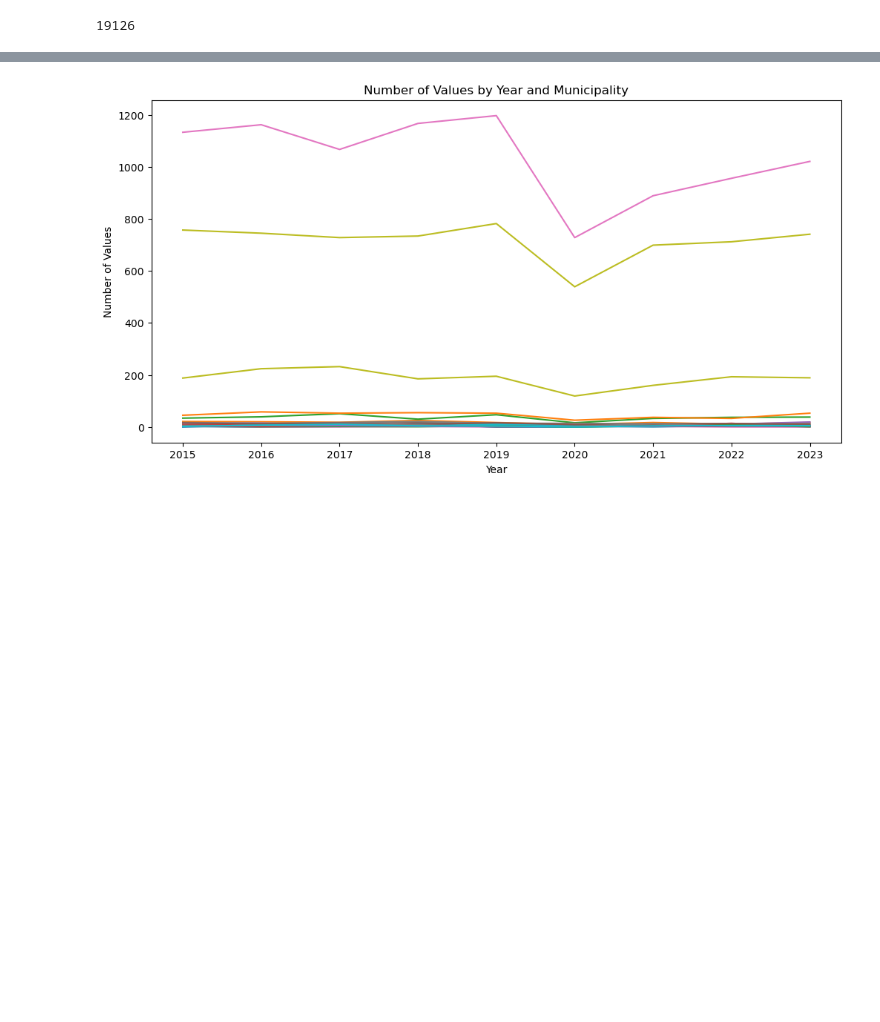
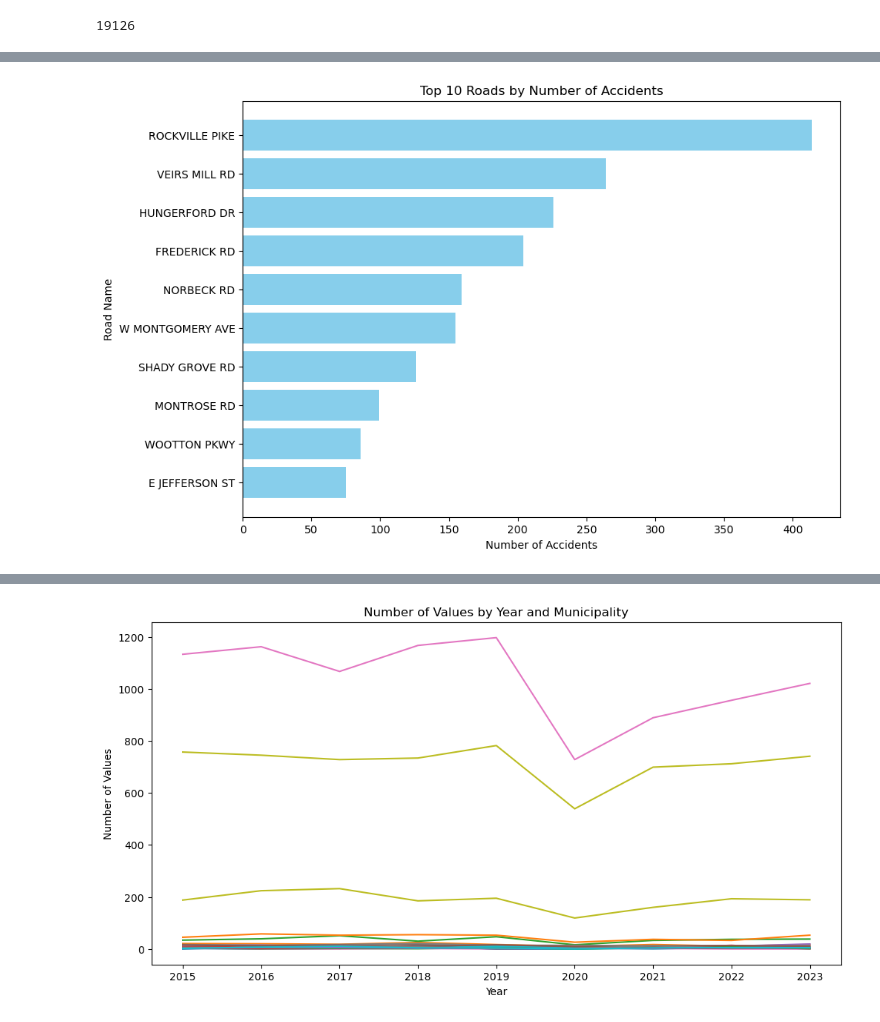
Before and after one commit to Sunjy0827/Columbia_Engineering_Data_Analytics_Project_1, a Jupyter notebook: Project I.ipynb, the cells around one changed output, grey strips where cells are left out. Saved outputs shown, nothing was run; the diff lists cells and outputs as text; code cells hidden in the pictures; blank space fills up the shorter version.

```diff
--- a/Project I.ipynb
+++ b/Project I.ipynb
@@ -85,0 +128,4 @@ reduced_car_crash_df.head()
+# %%
+# filtering the reduced_car_crash_df by the Municipality that has the most car accident between 2021 and 2024
+f1_df1 = reduced_car_crash_df[(reduced_car_crash_df["Municipality"] == "ROCKVILLE") & (reduced_car_crash_df["Year"] > 2020)]
+f1_df1
@@ -85,0 +160,24 @@ reduced_car_crash_df.head()
+# %%
+# Group by filtered_df1 by Road Name
+f1_grouped_df1 = (
+    f1_df1
+    .groupby("Road Name")
+    .size()
+    .reset_index(name='num_of_accident')
+    .sort_values(by="num_of_accident", ascending=False)
+    .reset_index(drop=True)
+)
+
+# Taking the top 10 for plotting
+top_10 = f1_grouped_df1.head(10)
+
+# Plotting
+plt.figure(figsize=(10, 7))
+plt.barh(top_10["Road Name"], top_10["num_of_accident"], color='skyblue')
+plt.xlabel('Number of Accidents')
+plt.ylabel('Road Name')
+plt.title('Top 10 Roads by Number of Accidents')
+plt.gca().invert_yaxis()  # To have the highest values on top
+plt.show()
+# %% [output]
+[figure, added]
```
Also changed, not shown: parts of 22 cells of this notebook.
